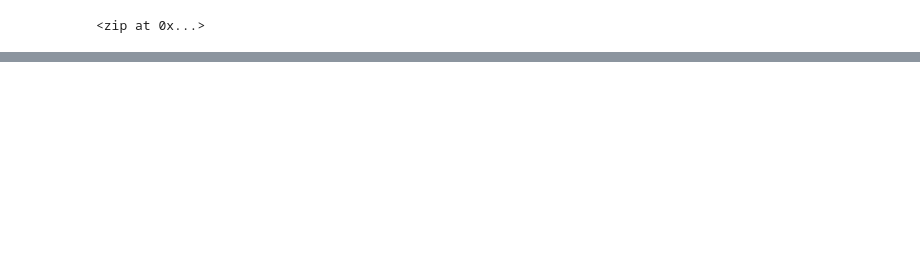
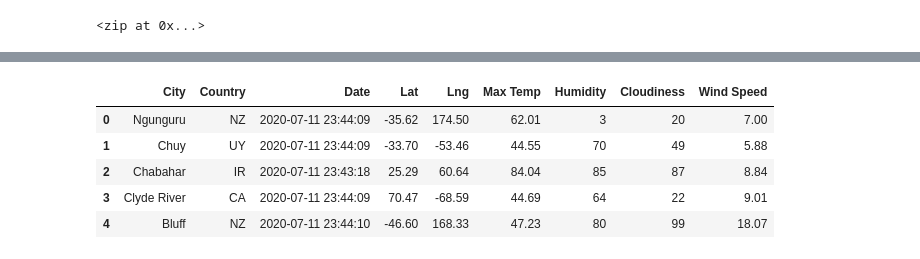
Before and after one commit to JWHanna/World_Weather_Analysis, a Jupyter notebook: WeatherPy.ipynb, the cells around one changed output, grey strips where cells are left out. Saved outputs shown, nothing was run; the diff lists cells and outputs as text; code cells hidden in the pictures; blank space fills up the shorter version.

```diff
--- a/WeatherPy.ipynb
+++ b/WeatherPy.ipynb
@@ -83,0 +217,14 @@ len(cities)
+# %%
+# Reorder columns
+new_column_order = ["City", "Country", "Date", "Lat", "Lng", "Max Temp", "Humidity", "Cloudiness", "Wind Speed"]
+
+city_data_df = city_data_df[new_column_order]
+
+city_data_df.head()
+# %% [output]
+|  | City | Country | Date | Lat | Lng | Max Temp | Humidity | Cloudiness | Wind Speed |
+| 0 | Ngunguru | NZ | 2020-07-11 23:44:09 | -35.62 | 174.50 | 62.01 | 3 | 20 | 7.00 |
+| 1 | Chuy | UY | 2020-07-11 23:44:09 | -33.70 | -53.46 | 44.55 | 70 | 49 | 5.88 |
+| 2 | Chabahar | IR | 2020-07-11 23:43:18 | 25.29 | 60.64 | 84.04 | 85 | 87 | 8.84 |
+| 3 | Clyde River | CA | 2020-07-11 23:44:09 | 70.47 | -68.59 | 44.69 | 64 | 22 | 9.01 |
+| 4 | Bluff | NZ | 2020-07-11 23:44:10 | -46.60 | 168.33 | 47.23 | 80 | 99 | 18.07 |
```
Also changed, not shown: parts of 7 cells of this notebook, 4 other files.
